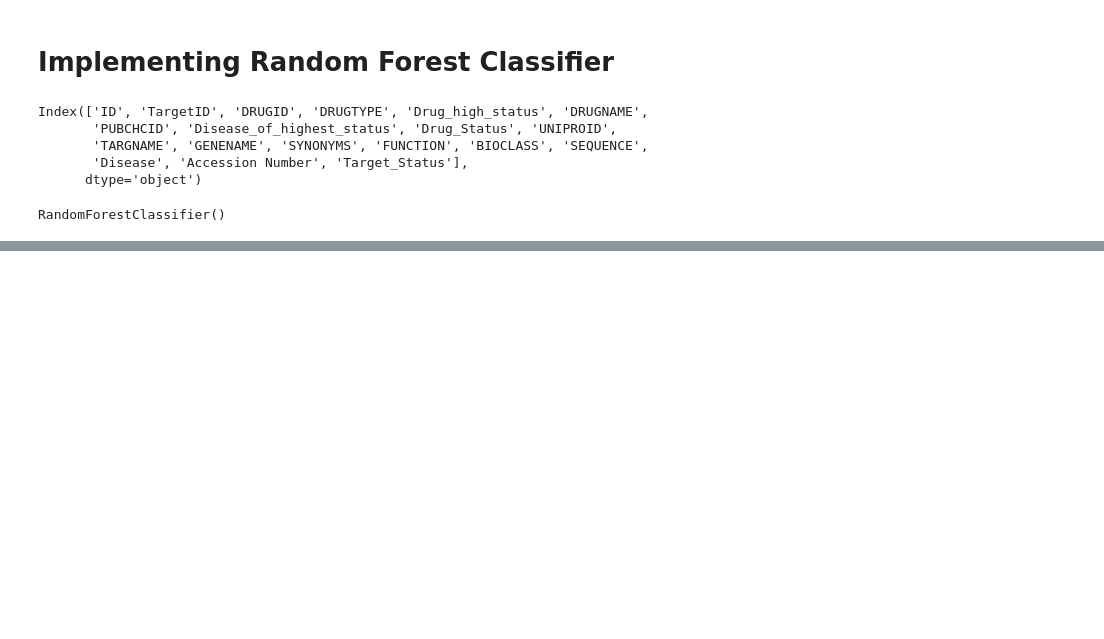
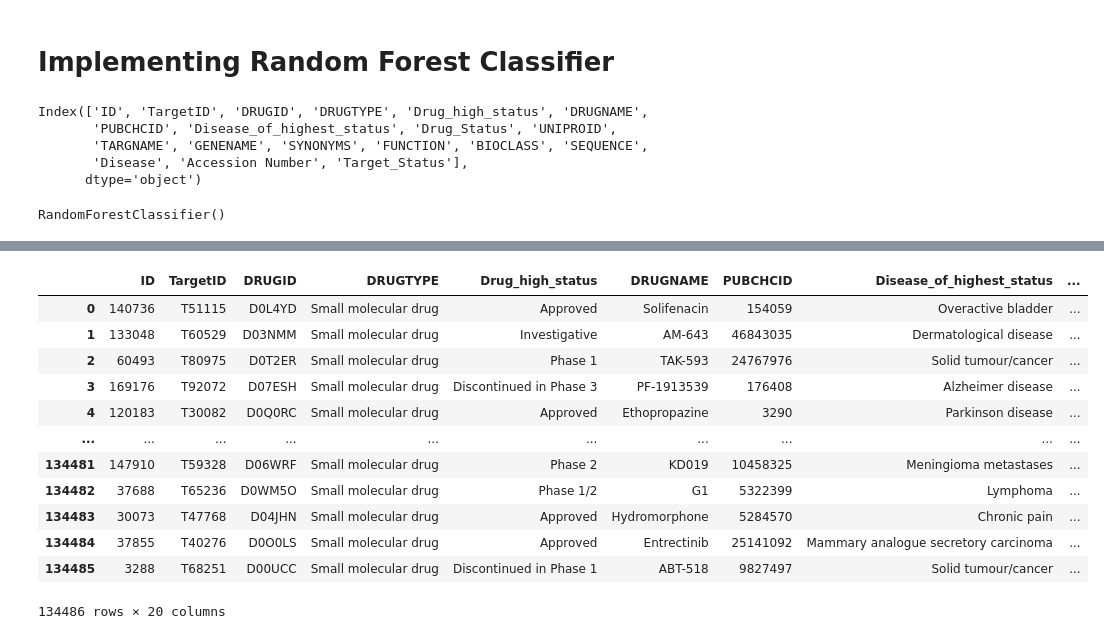
Before and after one commit to SianRods/NEXUS_ML, a Jupyter notebook: Model_Implementation.ipynb, the cells around one changed output, grey strips where cells are left out. Drawn from its saved outputs; the diff is of its cells as text; code cells hidden in the pictures; blank space fills up the shorter version.

```diff
--- a/Model_Implementation.ipynb
+++ b/Model_Implementation.ipynb
@@ -162,7 +175,7 @@ Index(['ID', 'TargetID', 'DRUGID', 'DRUGTYPE', 'Drug_high_status', 'DRUGNAME',
 # %%
-X2=drug_df[['ID','DRUGNAME','DRUGTYPE','Drug_high_status','Disease_of_highest_status','Drug_Status','BIOCLASS','Disease','TARGNAME']]
-Y2=drug_df['Target_Status']
-# Dropped from the COlumns : UNIPROID,GENENAME,SEQUENCE
+X2=df_encoded[['Drug_high_status','DRUGNAME', 'Disease_of_highest_status','Drug_Status', 'TARGNAME', 'GENENAME', 'BIOCLASS', 'SEQUENCE','Disease']]
+Y2=df_encoded['Target_Status']
+# Dropped from the COlumns : UNIPROID,GENENAME,SEQUENCE, ID
 # CONFIRMED DROPPED COLUMNS :TARGETID, DRUGID,PUBCHID,SYNONYMS,FUNCTION,ACCESSION NUMBER
 # %%
 # Split the dataset into training and testing sets (e.g., 80% train, 20% test)
@@ -203,0 +217,4 @@ weighted avg       0.88      0.88      0.88     26898
+# %%
+Y2_series=pd.Series(label_en.inverse_transform(Y2_predict))
+# %%
+Y2_series.index=X2_test.index
@@ -203,0 +236,18 @@ weighted avg       0.88      0.88      0.88     26898
+# %%
+drug_df['Prediction']=pd.Series(Y2_series,index=Y2_series.index)
+# %%
+drug_df
+# %% [output]
+|  | ID | TargetID | DRUGID | DRUGTYPE | Drug_high_status | DRUGNAME | PUBCHCID | Disease_of_highest_status | ... |
+| 0 | 140736 | T51115 | D0L4YD | Small molecular drug | Approved | Solifenacin | 154059 | Overactive bladder | ... |
+| 1 | 133048 | T60529 | D03NMM | Small molecular drug | Investigative | AM-643 | 46843035 | Dermatological disease | ... |
+| 2 | 60493 | T80975 | D0T2ER | Small molecular drug | Phase 1 | TAK-593 | 24767976 | Solid tumour/cancer | ... |
+| 3 | 169176 | T92072 | D07ESH | Small molecular drug | Discontinued in Phase 3 | PF-1913539 | 176408 | Alzheimer disease | ... |
+| 4 | 120183 | T30082 | D0Q0RC | Small molecular drug | Approved | Ethopropazine | 3290 | Parkinson disease | ... |
+| ... | ... | ... | ... | ... | ... | ... | ... | ... | ... |
+| 134481 | 147910 | T59328 | D06WRF | Small molecular drug | Phase 2 | KD019 | 10458325 | Meningioma metastases | ... |
+| 134482 | 37688 | T65236 | D0WM5O | Small molecular drug | Phase 1/2 | G1 | 5322399 | Lymphoma | ... |
+| 134483 | 30073 | T47768 | D04JHN | Small molecular drug | Approved | Hydromorphone | 5284570 | Chronic pain | ... |
+| 134484 | 37855 | T40276 | D0O0LS | Small molecular drug | Approved | Entrectinib | 25141092 | Mammary analogue secretory carcinoma | ... |
+| 134485 | 3288 | T68251 | D00UCC | Small molecular drug | Discontinued in Phase 1 | ABT-518 | 9827497 | Solid tumour/cancer | ... |
+134486 rows × 20 columns
```
Also changed, not shown: parts of 15 cells of this notebook, 2 other files.
